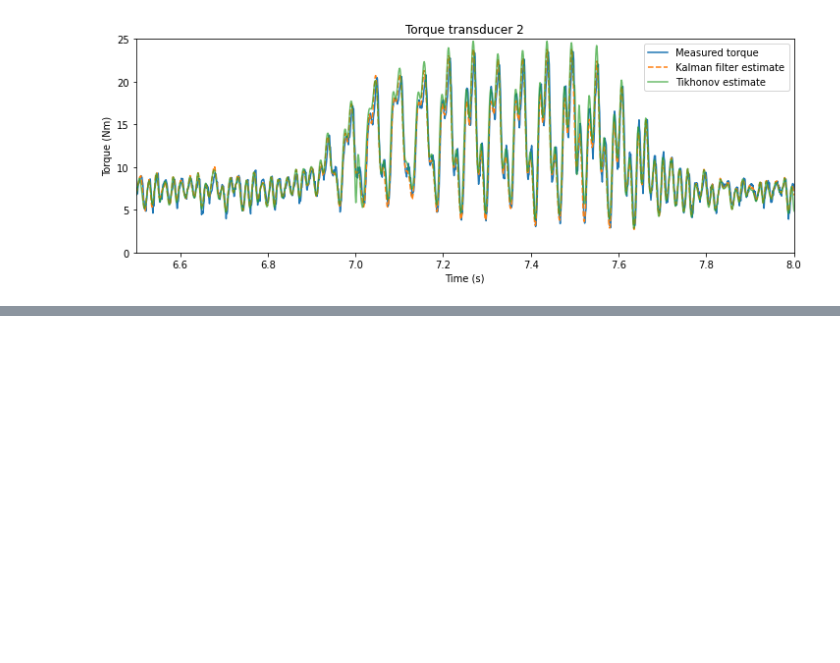
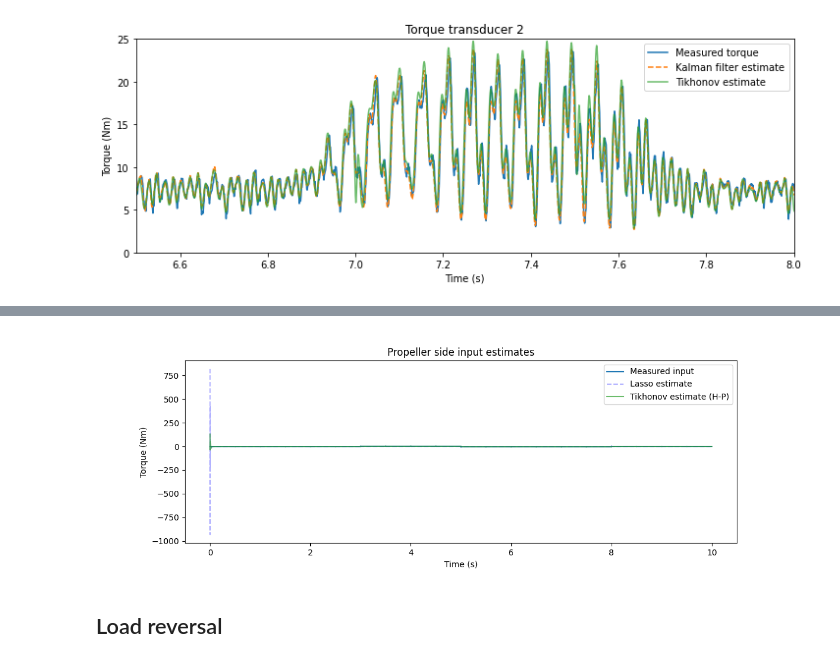
Before and after one commit to urho-h/torque_estimation_masters, a Jupyter notebook: notebooks/kf_vs_cvx_MSSP.ipynb, the cells around one changed output, grey strips where cells are left out. Cells and saved outputs as stored; diff of their text form; code cells hidden in the pictures; blank space fills up the shorter version.

```diff
--- a/notebooks/kf_vs_cvx_MSSP.ipynb
+++ b/notebooks/kf_vs_cvx_MSSP.ipynb
@@ -806,0 +803,20 @@ motor_data = np.genfromtxt("../data/constant_speed_torque_CFD/CFD1_motor.csv", d
+# %%
+%matplotlib widget
+plt.figure(figsize=(12,4))
+for i in range(step_loop):
+    plt.plot(sim_times[i*bs:(i+1)*bs], U_step[10000+i*bs:10000+(i+1)*bs,1], linestyle='solid', color='C0')
+    #plt.plot(times[i*bs:(i+1)*bs-lag], input_estimates[lag+i*bs:(i+1)*bs,1], '--', color='C1', label='Kalman filter_estimate')
+    plt.plot(sim_times[i*bs:(i+1)*bs], lasso_estimates_step[i][1::2], linestyle='dashed', color='blue', alpha=0.3)
+    plt.plot(sim_times[i*bs:(i+1)*bs], tikh_estimates_step[i][1::2], linestyle='solid', alpha=0.7, color='C2')
+
+plt.legend(('Measured input', 'Lasso estimate', 'Tikhonov estimate (H-P)'))
+plt.xlabel('Time (s)')
+plt.ylabel('Torque (Nm)')
+plt.title('Propeller side input estimates')
+#plt.ylim(-10, 20)
+#plt.xlim(6.5, 8)
+plt.show()
+# %% [output]
+[figure, added]
+# %% [markdown]
+## Load reversal
```
Also changed, not shown: parts of 49 cells of this notebook, 10 other files.
